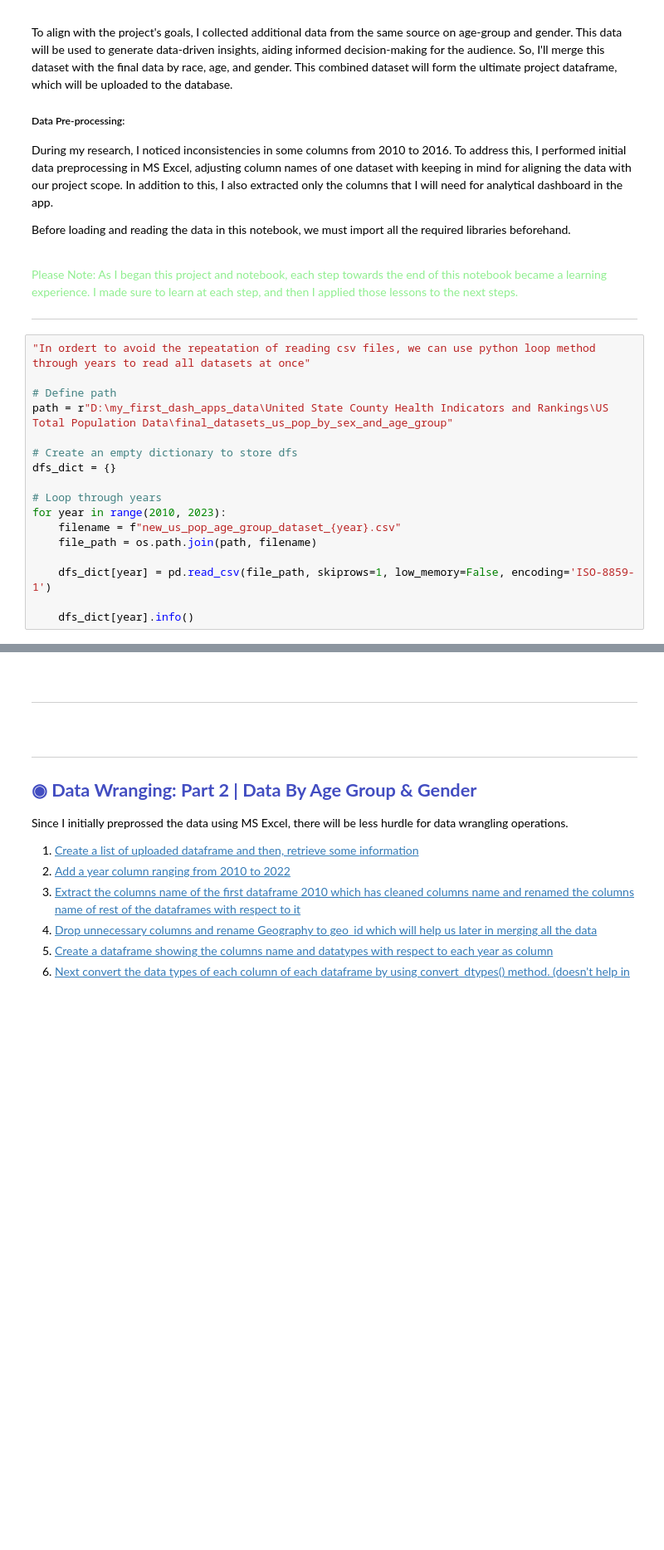
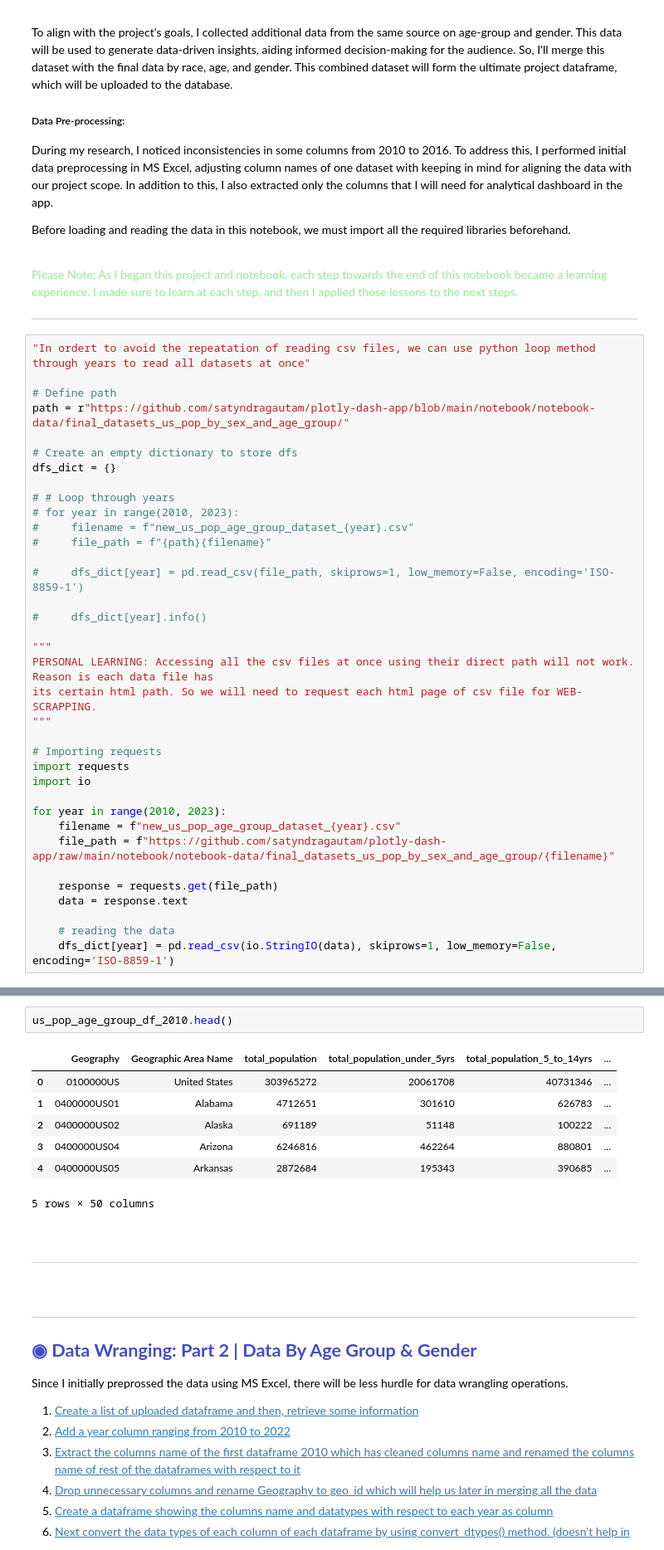
Before and after one commit to satyndragautam/plotly-dash-app, a Jupyter notebook: notebook/USA_population_data.ipynb, the cells around one changed output, grey strips where cells are left out. Shown at 83% size. Cells and saved outputs as stored; diff of their text form; blank space fills up the shorter version.

Commit message:
added data and working on refining the notebook

```diff
--- a/notebook/USA_population_data.ipynb
+++ b/notebook/USA_population_data.ipynb
@@ -2190,16 +2118,35 @@ Before loading and reading the data in this notebook, we must import all the req
 "In ordert to avoid the repeatation of reading csv files, we can use python loop method through years to read all datasets at once"
 
 # Define path
-path = r"D:\my_first_dash_apps_data\United State County Health Indicators and Rankings\US Total Population Data\final_datasets_us_pop_by_sex_and_age_group"
+path = r"https://github.com/satyndragautam/plotly-dash-app/blob/main/notebook/notebook-data/final_datasets_us_pop_by_sex_and_age_group/"
 
 # Create an empty dictionary to store dfs
 dfs_dict = {}
 
-# Loop through years
+# # Loop through years
+# for year in range(2010, 2023):
+#     filename = f"new_us_pop_age_group_dataset_{year}.csv"
+#     file_path = f"{path}{filename}"
+
+#     dfs_dict[year] = pd.read_csv(file_path, skiprows=1, low_memory=False, encoding='ISO-8859-1')
+
+#     dfs_dict[year].info()
+
+"""
+PERSONAL LEARNING: Accessing all the csv files at once using their direct path will not work. Reason is each data file has
+its certain html path. So we will need to request each html page of csv file for WEB-SCRAPPING.
+"""
+
+# Importing requests
+import requests
+import io
+
 for year in range(2010, 2023):
     filename = f"new_us_pop_age_group_dataset_{year}.csv"
-    file_path = os.path.join(path, filename)
+    file_path = f"https://github.com/satyndragautam/plotly-dash-app/raw/main/notebook/notebook-data/final_datasets_us_pop_by_sex_and_age_group/{filename}"
 
-    dfs_dict[year] = pd.read_csv(file_path, skiprows=1, low_memory=False, encoding='ISO-8859-1')
+    response = requests.get(file_path)
+    data = response.text
 
-    dfs_dict[year].info()
+    # reading the data
+    dfs_dict[year] = pd.read_csv(io.StringIO(data), skiprows=1, low_memory=False, encoding='ISO-8859-1')
@@ -2282,3 +2192,13 @@ memory usage: 1.2+ MB
+# %%
+us_pop_age_group_df_2010.head()
+# %% [output]
+|  | Geography | Geographic Area Name | total_population | total_population_under_5yrs | total_population_5_to_14yrs | ... |
+| 0 | 0100000US | United States | 303965272 | 20061708 | 40731346 | ... |
+| 1 | 0400000US01 | Alabama | 4712651 | 301610 | 626783 | ... |
+| 2 | 0400000US02 | Alaska | 691189 | 51148 | 100222 | ... |
+| 3 | 0400000US04 | Arizona | 6246816 | 462264 | 880801 | ... |
+| 4 | 0400000US05 | Arkansas | 2872684 | 195343 | 390685 | ... |
+5 rows × 50 columns
 # %% [markdown]
 <br>
 
```
Also changed, not shown: parts of 22 cells of this notebook, 16 other files.
